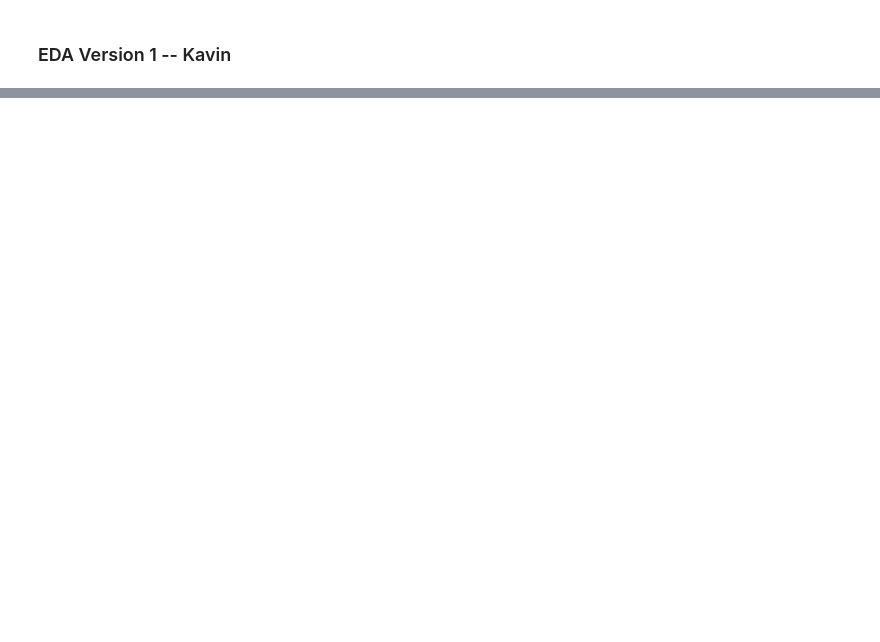
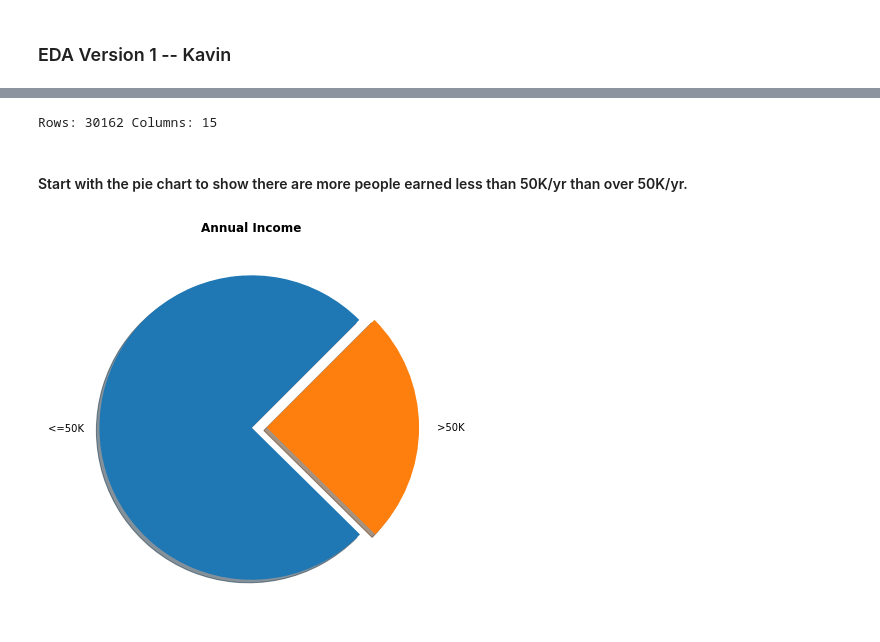
Before and after one commit to UCB-stat-159-s22/hw07-group24, a Jupyter notebook: notebooks/EDA.ipynb, the cells around one changed output, grey strips where cells are left out. Saved outputs shown, nothing was run; the diff lists cells and outputs as text; code cells hidden in the pictures; blank space fills up the shorter version.

```diff
--- a/notebooks/EDA.ipynb
+++ b/notebooks/EDA.ipynb
@@ -14,0 +148,8 @@ Ellipsis
+# %%
+data = pd.read_csv("../data/adult.data",
+                   names = ['age', 'workclass', 'fnlwgt', 'education','education-num',
+                            'marital-status','occupation','relationship','race','sex',
+                           'capital-gain','capital-loss','hours-per-week',
+                            'native-country','income'])
+
+print('Rows: {} Columns: {}'.format(data.shape[0], data.shape[1]))
@@ -14,0 +158,5 @@ Ellipsis
+# %%
+# replace ? to NaN
+data = data.replace('\?', np.nan, regex=True)
+# count the NaN values
+data.isnull().sum()
@@ -14,0 +180,20 @@ Ellipsis
+# %%
+# remove the rows that have NaN values
+data = data.dropna()
+print('Rows: {} Columns: {}'.format(data.shape[0], data.shape[1]))
+# %% [output]
+Rows: 30162 Columns: 15
+# %% [markdown]
+#### Start with the pie chart to show there are more people earned less than 50K/yr than over 50K/yr.
+# %%
+income = data['income'].value_counts()
+
+plt.figure(figsize = (10,7))
+plt.pie(income.values, labels = income.index,
+        explode = (0,0.1),shadow=True, startangle=45)
+
+plt.title('Annual Income', fontdict={'fontweight': 'bold'})
+
+plt.show()
+# %% [output]
+[figure, added]
```
Also changed, not shown: parts of 34 cells of this notebook.
